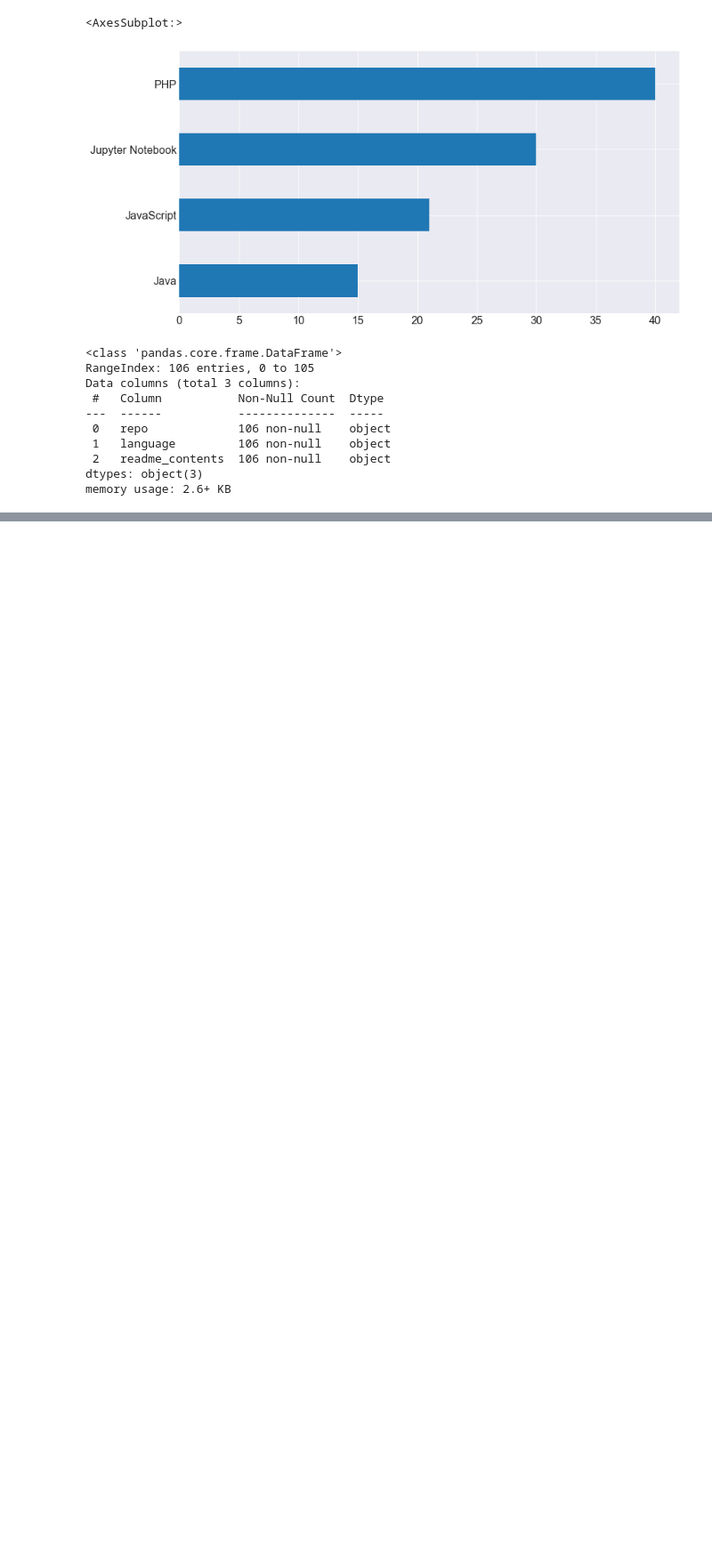
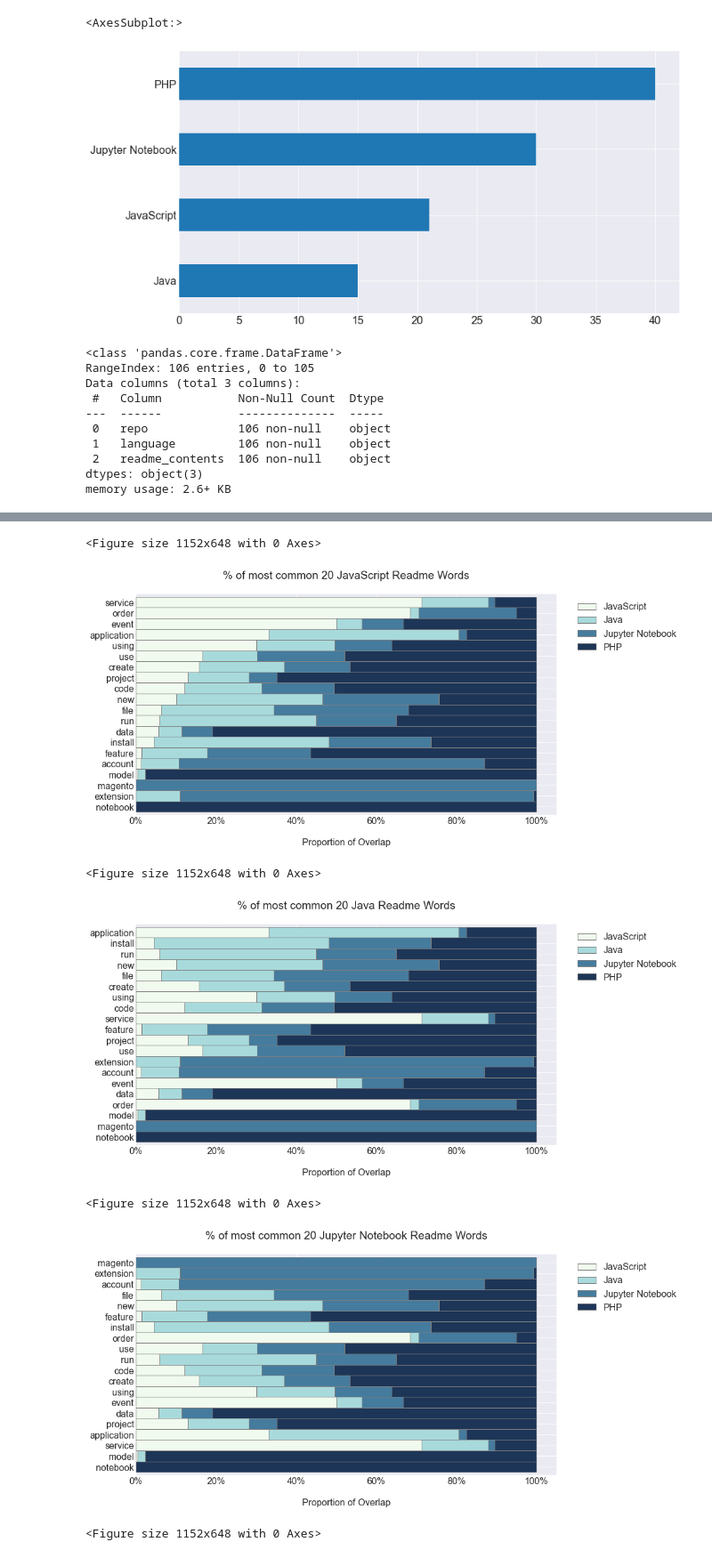
Before and after one commit to heather-desiree-carl-NLP-project/NLP-group-project, a Jupyter notebook: heathers_notebook.ipynb, the cells around one changed output, grey strips where cells are left out. Shown at 89% size. Cells and saved outputs as stored; diff of their text form; code cells hidden in the pictures; blank space fills up the shorter version.

Commit message:
commit notebook during day

```diff
--- a/heathers_notebook.ipynb
+++ b/heathers_notebook.ipynb
@@ -119 +132,7 @@ df.head()
 | 4 | Featuretools/predict-customer-churn | Jupyter Notebook | # A Machine Learning Framework wi... | machine learning framework applic... | machin learn framework applic pre... | machine learning framework applic... |
+# %%
+all_word_counts = ex.get_word_counts_series(df, 'lemmatized')
+java_word_counts = ex.get_word_counts_series(df[df.language == 'Java'], 'lemmatized')
+javascript_word_counts = ex.get_word_counts_series(df[df.language == 'JavaScript'], 'lemmatized')
+php_word_counts = ex.get_word_counts_series(df[df.language == 'PHP'], 'lemmatized')
+jupyter_word_counts = ex.get_word_counts_series(df[df.language == 'Jupyter Notebook'], 'lemmatized')
@@ -119,0 +146,10 @@ df.head()
+# %%
+word_counts_list = [java_word_counts, javascript_word_counts, php_word_counts, jupyter_word_counts, all_word_counts]
+column_names = list(df.language.unique())
+column_names.append('all')
+
+languages = list(df.language.unique())
+# %%
+word_counts = pd.concat(word_counts_list, axis=1).fillna(0).astype(int)
+word_counts.columns = column_names
+word_counts.head()
@@ -119,0 +163,13 @@ df.head()
+# %%
+blues = [ '#f1faee', '#a8dadc', '#457b9d', '#1d3557', '#e63946']
+# %%
+for language in languages:
+    ex.plot_overlap_stacked_bar(word_counts, language, colors=blues)
+# %% [output]
+<Figure size 1152x648 with 0 Axes>
+[figure, added]
+<Figure size 1152x648 with 0 Axes>
+[figure, added]
+<Figure size 1152x648 with 0 Axes>
+[figure, added]
+<Figure size 1152x648 with 0 Axes>
```
Also changed, not shown: parts of 10 cells of this notebook.
